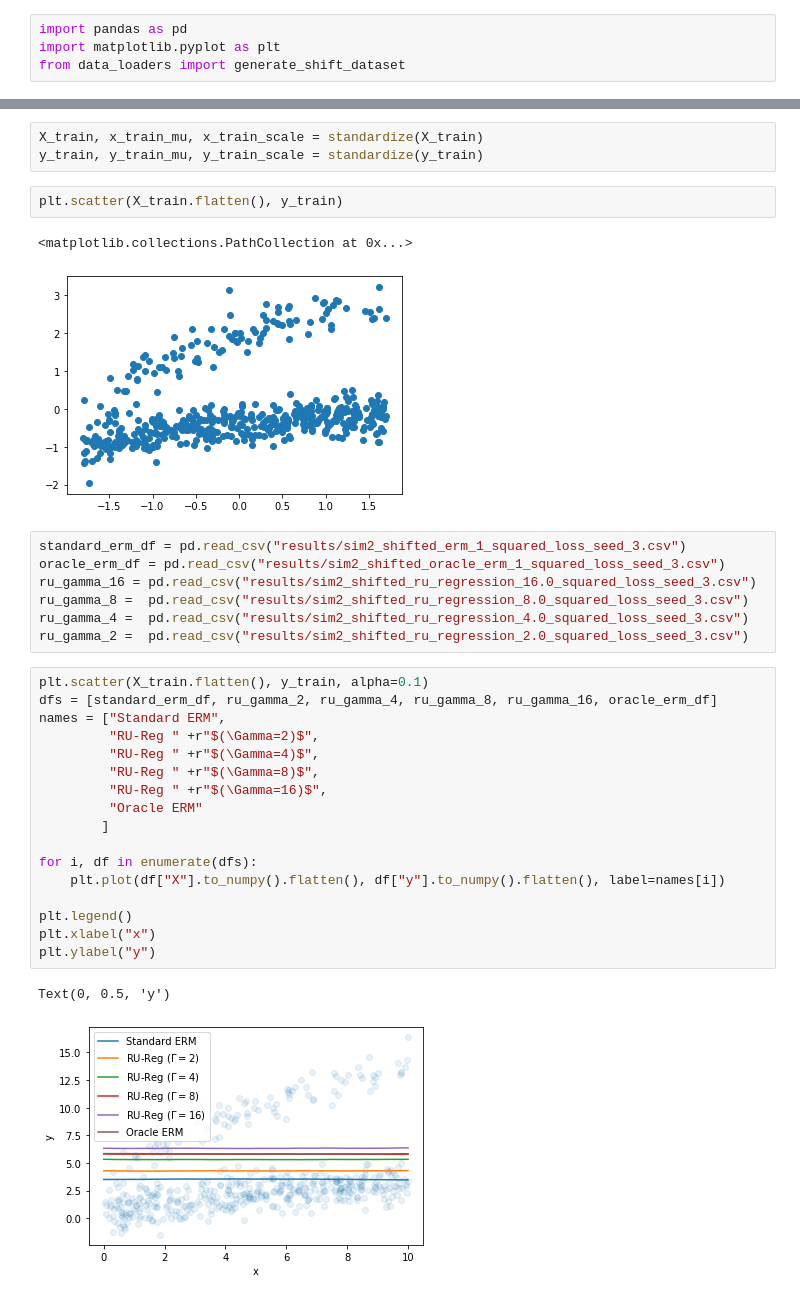
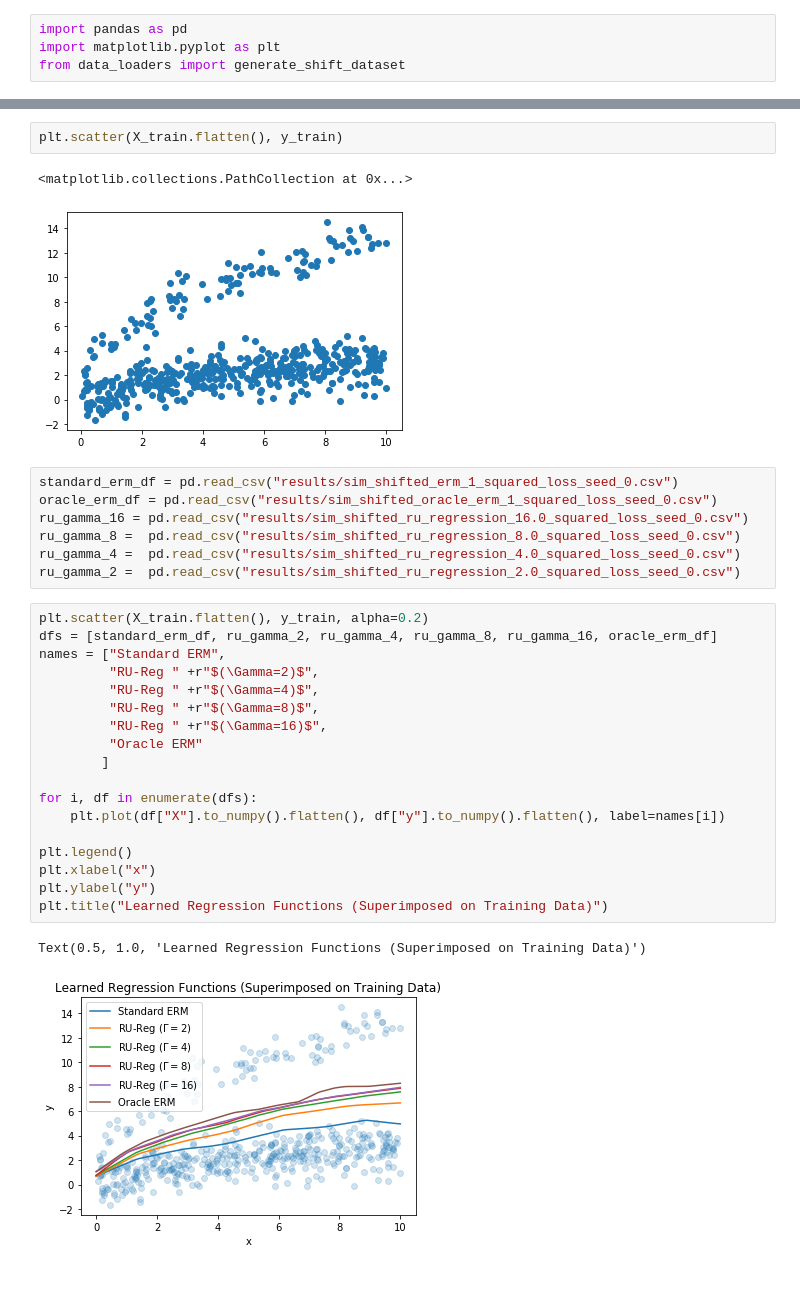
Before and after one commit to roshni714/ru_regression, a Jupyter notebook: make-regression-plots.ipynb, the cells around one changed output, grey strips where cells are left out. Cells and saved outputs as stored; diff of their text form.

```diff
--- a/make-regression-plots.ipynb
+++ b/make-regression-plots.ipynb
@@ -14,38 +7,36 @@ def standardize(data):
-# %%
-X_train, x_train_mu, x_train_scale = standardize(X_train)
-y_train, y_train_mu, y_train_scale = standardize(y_train)
 # %%
 plt.scatter(X_train.flatten(), y_train)
 # %% [output]
 <matplotlib.collections.PathCollection at 0x...>
-[figure, old version]
+[figure, new version]
 # %%
-standard_erm_df = pd.read_csv("results/sim2_shifted_erm_1_squared_loss_seed_3.csv")
-oracle_erm_df = pd.read_csv("results/sim2_shifted_oracle_erm_1_squared_loss_seed_3.csv")
-ru_gamma_16 = pd.read_csv("results/sim2_shifted_ru_regression_16.0_squared_loss_seed_3.csv")
-ru_gamma_8 =  pd.read_csv("results/sim2_shifted_ru_regression_8.0_squared_loss_seed_3.csv")
-ru_gamma_4 =  pd.read_csv("results/sim2_shifted_ru_regression_4.0_squared_loss_seed_3.csv")
-ru_gamma_2 =  pd.read_csv("results/sim2_shifted_ru_regression_2.0_squared_loss_seed_3.csv")
+standard_erm_df = pd.read_csv("results/sim_shifted_erm_1_squared_loss_seed_0.csv")
+oracle_erm_df = pd.read_csv("results/sim_shifted_oracle_erm_1_squared_loss_seed_0.csv")
+ru_gamma_16 = pd.read_csv("results/sim_shifted_ru_regression_16.0_squared_loss_seed_0.csv")
+ru_gamma_8 =  pd.read_csv("results/sim_shifted_ru_regression_8.0_squared_loss_seed_0.csv")
+ru_gamma_4 =  pd.read_csv("results/sim_shifted_ru_regression_4.0_squared_loss_seed_0.csv")
+ru_gamma_2 =  pd.read_csv("results/sim_shifted_ru_regression_2.0_squared_loss_seed_0.csv")
 # %%
-plt.scatter(X_train.flatten(), y_train, alpha=0.1)
+plt.scatter(X_train.flatten(), y_train, alpha=0.2)
 dfs = [standard_erm_df, ru_gamma_2, ru_gamma_4, ru_gamma_8, ru_gamma_16, oracle_erm_df]
 names = ["Standard ERM",
          "RU-Reg " +r"$(\Gamma=2)$",
          "RU-Reg " +r"$(\Gamma=4)$",
          "RU-Reg " +r"$(\Gamma=8)$",
          "RU-Reg " +r"$(\Gamma=16)$",
          "Oracle ERM"
         ]
 
 for i, df in enumerate(dfs):
     plt.plot(df["X"].to_numpy().flatten(), df["y"].to_numpy().flatten(), label=names[i])
 
 plt.legend()
 plt.xlabel("x")
 plt.ylabel("y")
+plt.title("Learned Regression Functions (Superimposed on Training Data)")
 # %% [output]
-Text(0, 0.5, 'y')
+Text(0.5, 1.0, 'Learned Regression Functions (Superimposed on Training Data)')
-[figure, old version]
+[figure, new version]
 # %%
 dfs = [standard_erm_df, ru_gamma_2, ru_gamma_4, ru_gamma_8, ru_gamma_16, oracle_erm_df]
 names = ["Standard ERM",
```
Also changed, not shown: parts of 4 cells of this notebook, 10 other files.
